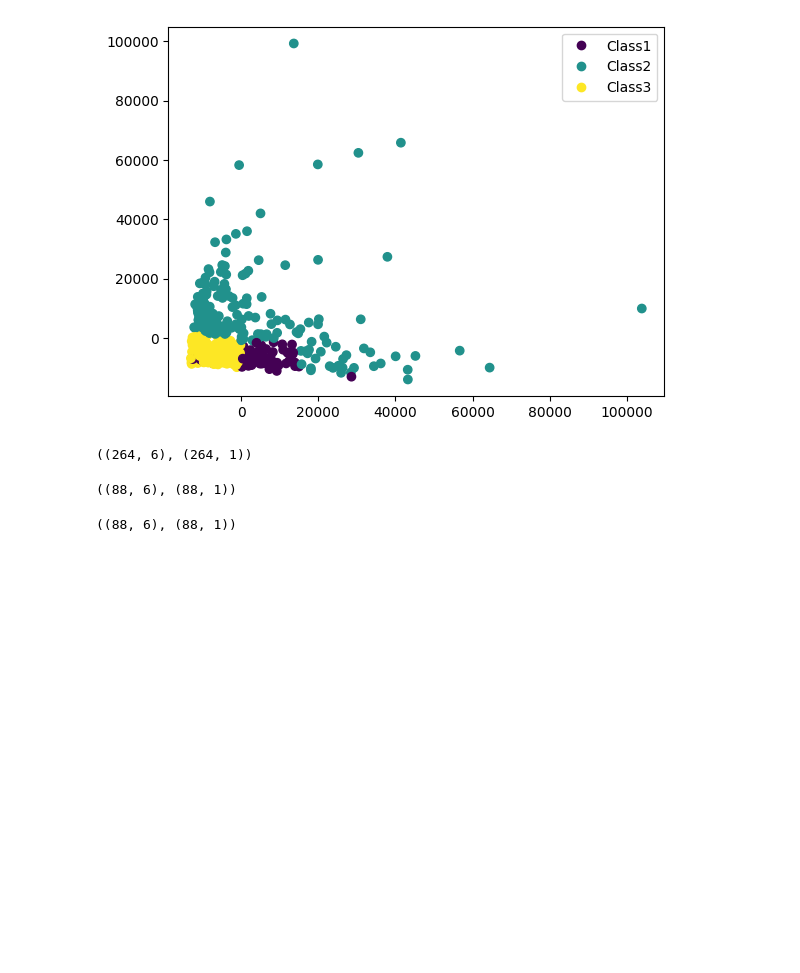
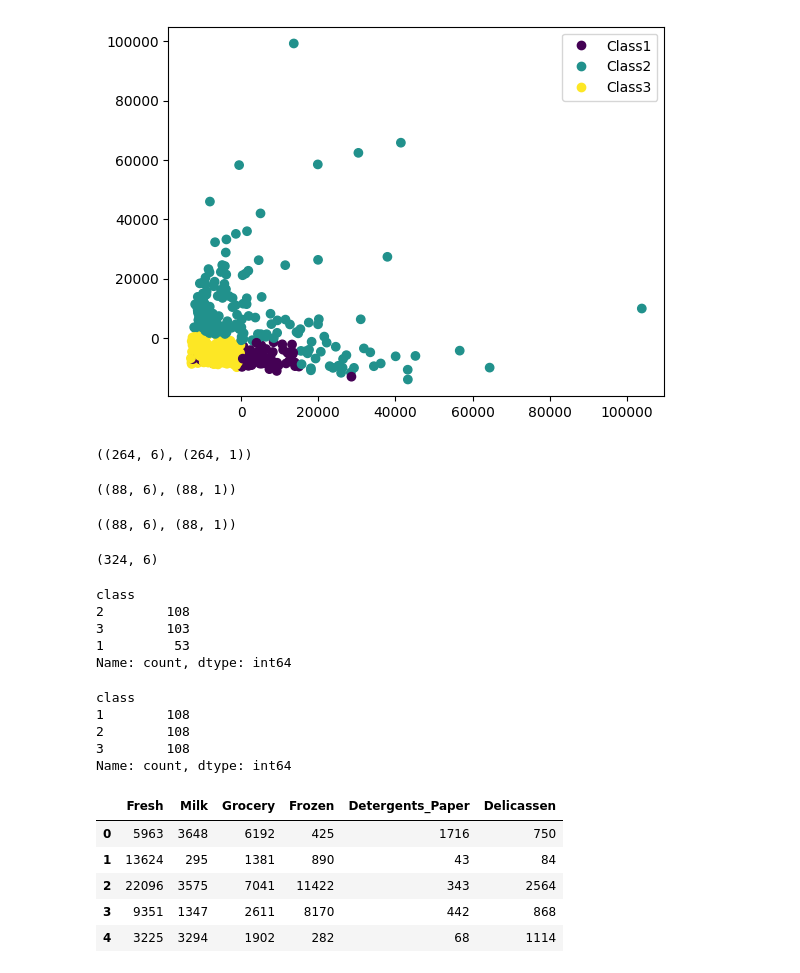
Before and after one commit to Himanshu-Kumar-123/ML-Supervised-Learning, a Jupyter notebook: K-Nearest_Neighbor(KNN).ipynb, the cells around one changed output. Drawn from its saved outputs; the diff is of its cells as text; code cells hidden in the pictures; blank space fills up the shorter version.

```diff
--- a/K-Nearest_Neighbor(KNN).ipynb
+++ b/K-Nearest_Neighbor(KNN).ipynb
@@ -86,3 +86,32 @@ from imblearn.over_sampling import SMOTE
 smote = SMOTE()
 # only apply smote to the training data.
 X_sm, y_sm = smote.fit_resample(X_train, y_train)
+# %%
+X_sm.shape
+# %% [output]
+(324, 6)
+# %%
+y_train.value_counts()
+# %% [output]
+class
+2        108
+3        103
+1         53
+Name: count, dtype: int64
+# %%
+y_sm.value_counts()
+# %% [output]
+class
+1        108
+2        108
+3        108
+Name: count, dtype: int64
+# %%
+X_sm.head()
+# %% [output]
+|  | Fresh | Milk | Grocery | Frozen | Detergents_Paper | Delicassen |
+| 0 | 5963 | 3648 | 6192 | 425 | 1716 | 750 |
+| 1 | 13624 | 295 | 1381 | 890 | 43 | 84 |
+| 2 | 22096 | 3575 | 7041 | 11422 | 343 | 2564 |
+| 3 | 9351 | 1347 | 2611 | 8170 | 442 | 868 |
+| 4 | 3225 | 3294 | 1902 | 282 | 68 | 1114 |
```
Also changed, not shown: parts of 12 cells of this notebook.
